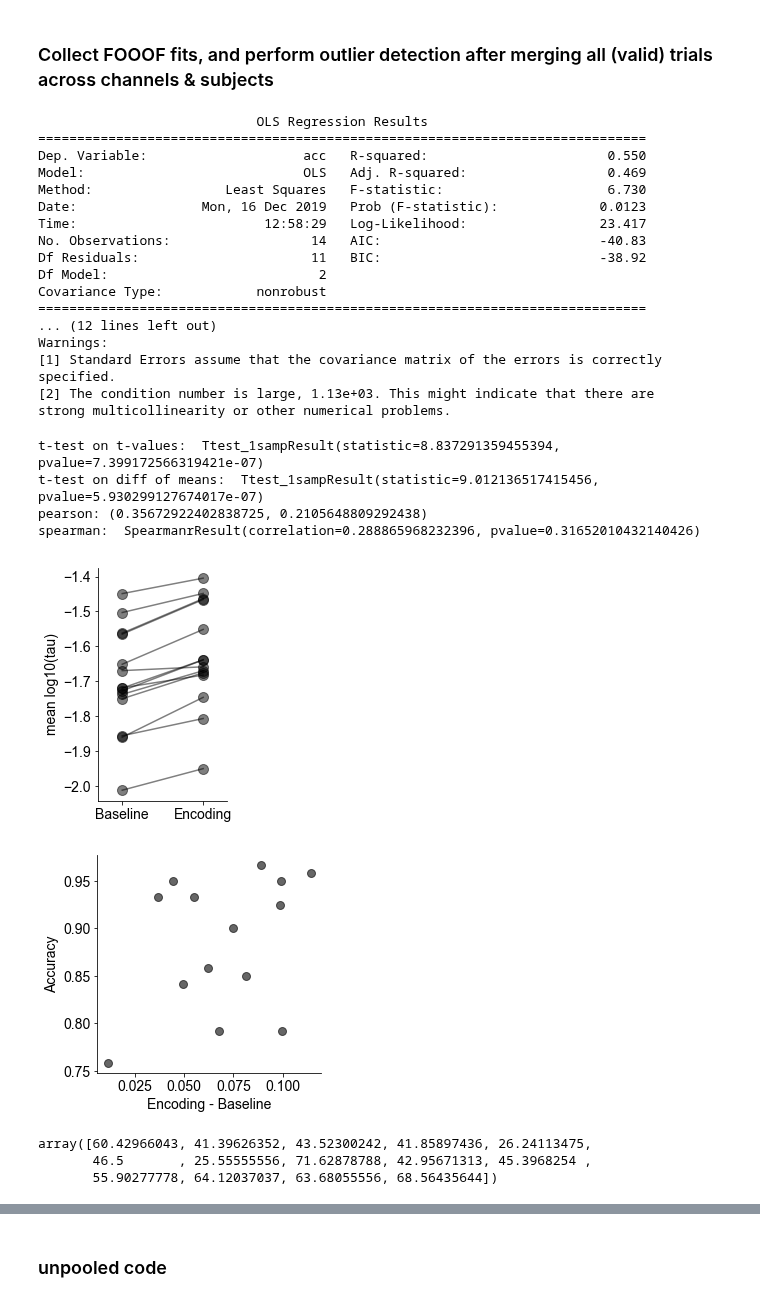
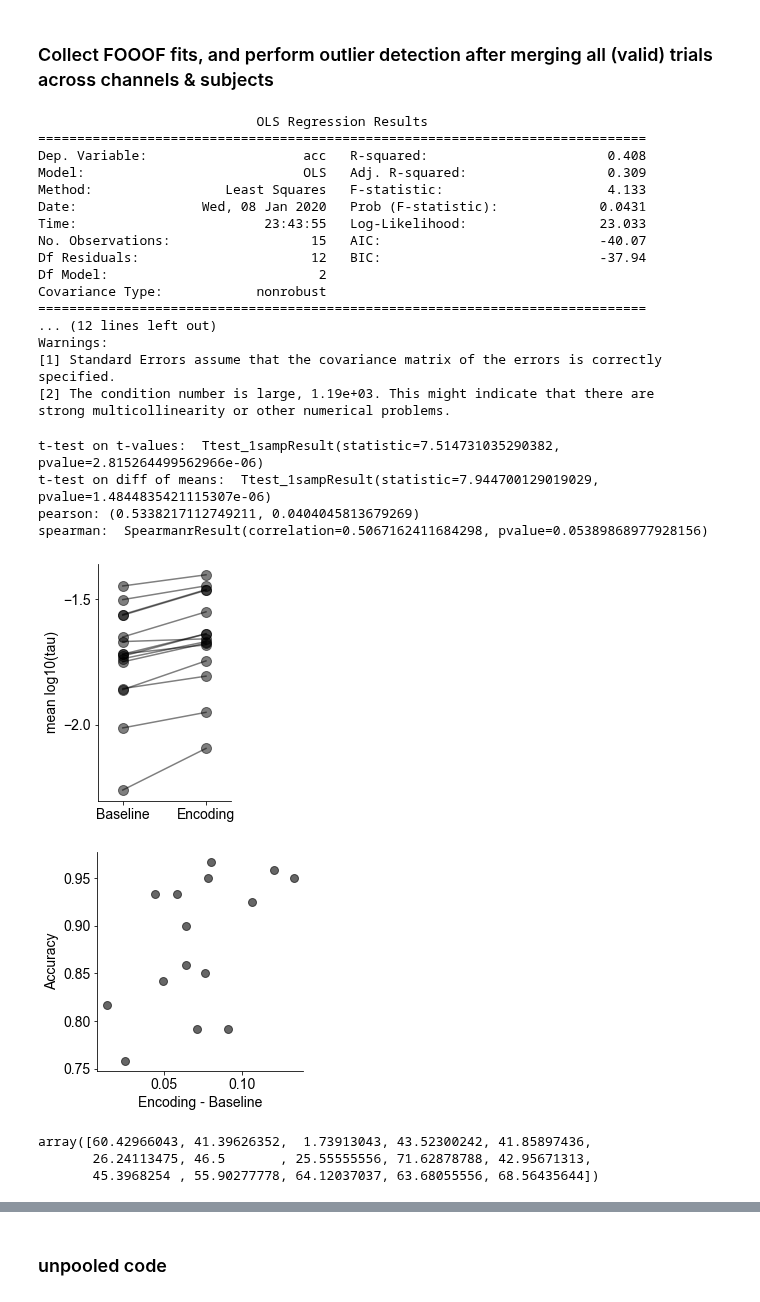
Before and after one commit to rdgao/field-echos, a Jupyter notebook: notebooks/4_viz_human_wm.ipynb, the cells around one changed output, grey strips where cells are left out. Cells and saved outputs as stored; diff of their text form; code cells hidden in the pictures.

Commit message:
updated wm figures

```diff
--- a/notebooks/4_viz_human_wm.ipynb
+++ b/notebooks/4_viz_human_wm.ipynb
@@ -53,7 +53,7 @@ df_alltrials = pd.DataFrame(columns=col_names)
 
 # s3 has really bad data, s15 & s17 are same as s5 & s8
 patient_id = range(1,18) # patients go from s1-s17, but use only a subset
-patient_inds = [0,1,3,4,5,6,7,8,9,10,11,12,13,15]
+patient_inds = [0,1,2,3,4,5,6,7,8,9,10,11,12,13,15]
 
 # collect into a big ass dataframe, row for each trial of every patient and electrode
 for i_p in patient_inds:
@@ -143,58 +143,58 @@ print(res.summary())
 # %% [output]
                             OLS Regression Results
 ==============================================================================
-Dep. Variable:                    acc   R-squared:                       0.550
-Model:                            OLS   Adj. R-squared:                  0.469
-Method:                 Least Squares   F-statistic:                     6.730
-Date:                Mon, 16 Dec 2019   Prob (F-statistic):             0.0123
-Time:                        12:58:29   Log-Likelihood:                 23.417
-No. Observations:                  14   AIC:                            -40.83
-Df Residuals:                      11   BIC:                            -38.92
+Dep. Variable:                    acc   R-squared:                       0.408
+Model:                            OLS   Adj. R-squared:                  0.309
+Method:                 Least Squares   F-statistic:                     4.133
+Date:                Wed, 08 Jan 2020   Prob (F-statistic):             0.0431
+Time:                        23:43:55   Log-Likelihood:                 23.033
+No. Observations:                  15   AIC:                            -40.07
+Df Residuals:                      12   BIC:                            -37.94
 Df Model:                           2
 Covariance Type:            nonrobust
 ==============================================================================
 ... (12 lines left out)
 Warnings:
 [1] Standard Errors assume that the covariance matrix of the errors is correctly specified.
-[2] The condition number is large, 1.13e+03. This might indicate that there are
+[2] The condition number is large, 1.19e+03. This might indicate that there are
 strong multicollinearity or other numerical problems.
 # %%
 print('t-test on t-values: ',ttest_1samp(df_patient['tvals'], 0, nan_policy='omit'))
 print('t-test on diff of means: ', ttest_1samp(df_patient['enc']-df_patient['pre'], 0))
 
 plt.figure(figsize=(3,4))
 plt.plot((df_patient['pre'],df_patient['enc']), 'ok-', alpha=0.5, ms=10)
 despine()
 plt.xticks([0,1], ['Baseline','Encoding']);
-#plt.yticks([-2, -1.5])
+plt.yticks([-2, -1.5])
 plt.ylabel('mean log10(tau)')
 plt.xlim([-0.3,1.3])
 plt.tight_layout()
 if save_plot: plt.savefig(fig_path%'pre_enc')
 
-#x = df_patient['diff']
-x = df_patient['enc'] - df_patient['pre']
+x = df_patient['diff']
 y = df_patient['acc']
 plt.figure(figsize=(4,4))
 plt.plot(x,y, 'ok', alpha=0.6, ms=8)
 plt.xlabel('Encoding - Baseline');plt.ylabel('Accuracy');
+plt.tight_layout(); despine()
+if save_plot: plt.savefig(fig_path%'corr_tdiff_acc', bbox_inches='tight')
+
 print('pearson:', pearsonr(x,y))
 print('spearman: ', spearmanr(x,y,nan_policy='omit'))
-despine()
-if save_plot: plt.savefig(fig_path%'corr_tdiff_acc')
 # %% [output]
-t-test on t-values:  Ttest_1sampResult(statistic=8.837291359455394, pvalue=7.399172566319421e-07)
-t-test on diff of means:  Ttest_1sampResult(statistic=9.012136517415456, pvalue=5.930299127674017e-07)
-pearson: (0.35672922402838725, 0.2105648809292438)
-spearman:  SpearmanrResult(correlation=0.288865968232396, pvalue=0.31652010432140426)
+t-test on t-values:  Ttest_1sampResult(statistic=7.514731035290382, pvalue=2.815264499562966e-06)
+t-test on diff of means:  Ttest_1sampResult(statistic=7.944700129019029, pvalue=1.4844835421115307e-06)
+pearson: (0.5338217112749211, 0.0404045813679269)
+spearman:  SpearmanrResult(correlation=0.5067162411684298, pvalue=0.05389868977928156)
-[figure, old version]
+[figure, new version]
-[figure, old version]
+[figure, new version]
 # %%
 df_patient['data_qual'].values
 # %% [output]
-array([60.42966043, 41.39626352, 43.52300242, 41.85897436, 26.24113475,
-       46.5       , 25.55555556, 71.62878788, 42.95671313, 45.3968254 ,
-       55.90277778, 64.12037037, 63.68055556, 68.56435644])
+array([60.42966043, 41.39626352,  1.73913043, 43.52300242, 41.85897436,
+       26.24113475, 46.5       , 25.55555556, 71.62878788, 42.95671313,
+       45.3968254 , 55.90277778, 64.12037037, 63.68055556, 68.56435644])
 # %%
 bins = np.arange(-3,0,0.04)
 plt.figure(figsize=(4,4))
```
Also changed, not shown: parts of 2 cells of this notebook, 2 other files.
